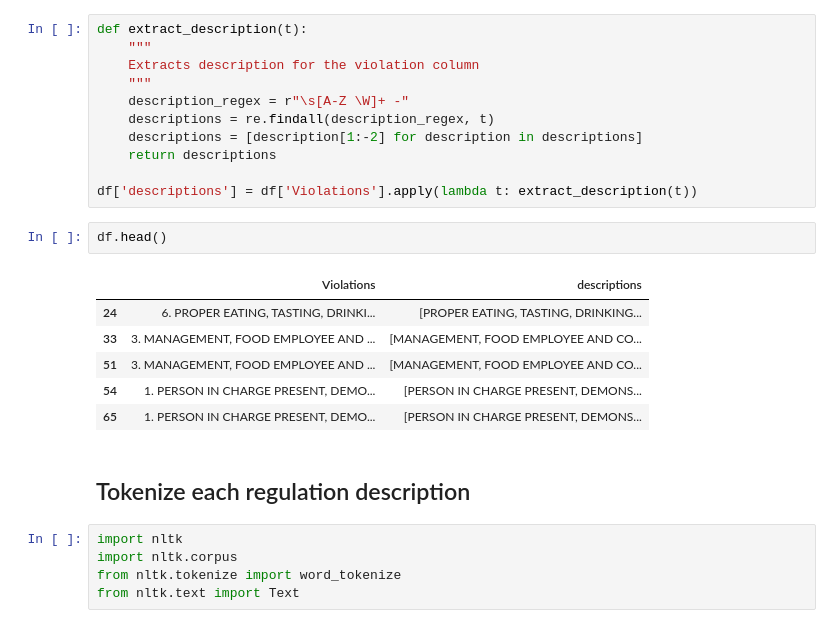
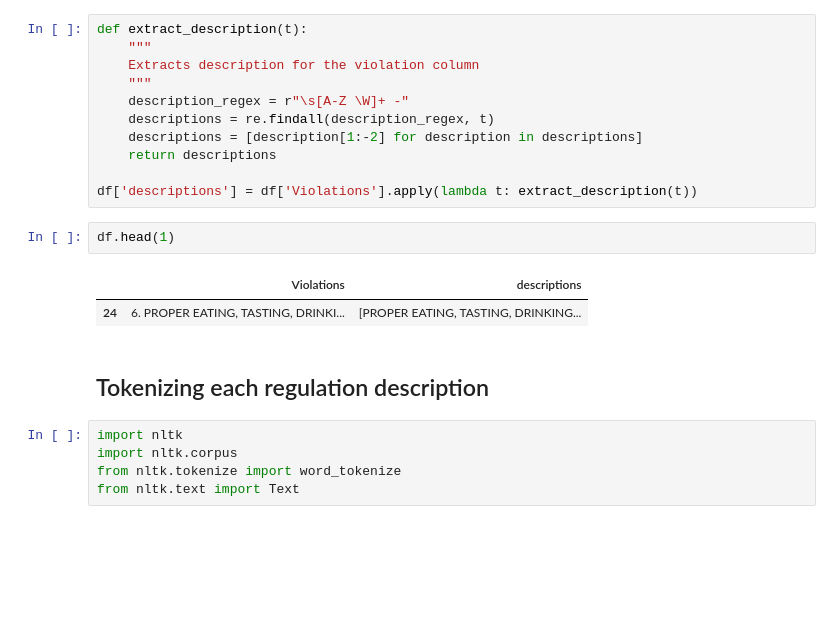
Before and after one commit to egehanyorulmaz/chicago-food-inspections, a Jupyter notebook: text_mining.ipynb, the cells around one changed output. Cells and saved outputs as stored; diff of their text form; blank space fills up the shorter version.

```diff
--- a/text_mining.ipynb
+++ b/text_mining.ipynb
@@ -44,16 +32,12 @@ def extract_description(t):
 
 df['descriptions'] = df['Violations'].apply(lambda t: extract_description(t))
 # %%
-df.head()
+df.head(1)
 # %% [output]
 |  | Violations | descriptions |
 | 24 | 6. PROPER EATING, TASTING, DRINKI... | [PROPER EATING, TASTING, DRINKING... |
-| 33 | 3. MANAGEMENT, FOOD EMPLOYEE AND ... | [MANAGEMENT, FOOD EMPLOYEE AND CO... |
-| 51 | 3. MANAGEMENT, FOOD EMPLOYEE AND ... | [MANAGEMENT, FOOD EMPLOYEE AND CO... |
-| 54 | 1. PERSON IN CHARGE PRESENT, DEMO... | [PERSON IN CHARGE PRESENT, DEMONS... |
-| 65 | 1. PERSON IN CHARGE PRESENT, DEMO... | [PERSON IN CHARGE PRESENT, DEMONS... |
 # %% [markdown]
-## Tokenize each regulation description
+## Tokenizing each regulation description
 # %%
 import nltk
 import nltk.corpus
```
Also changed, not shown: parts of 21 cells of this notebook.
